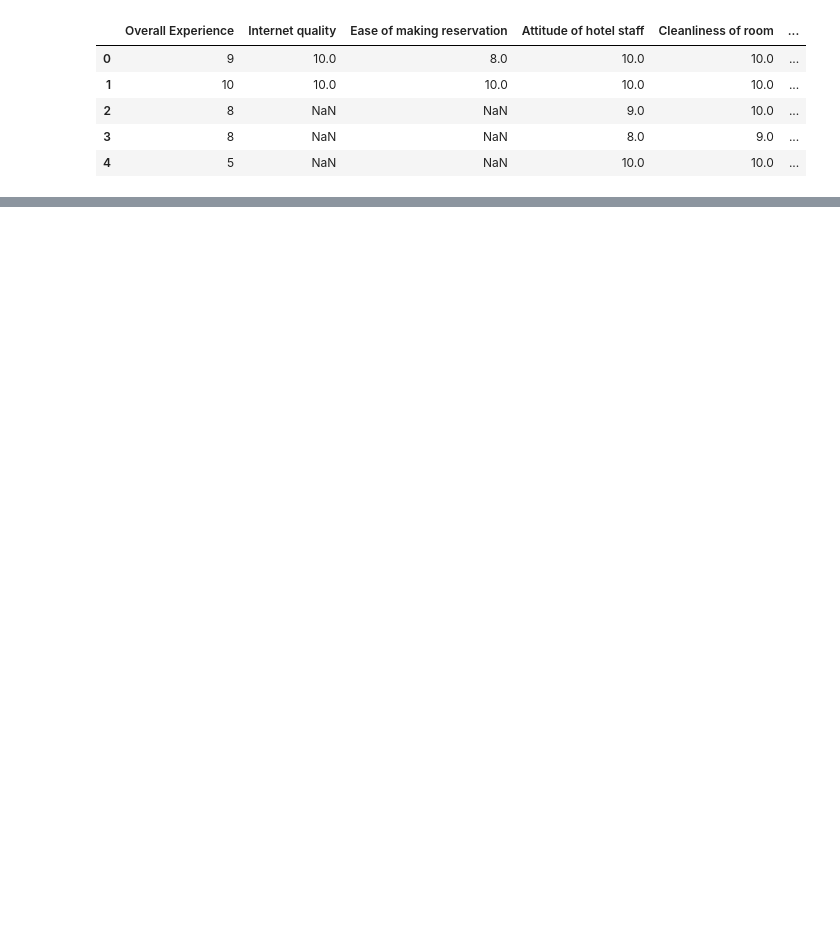
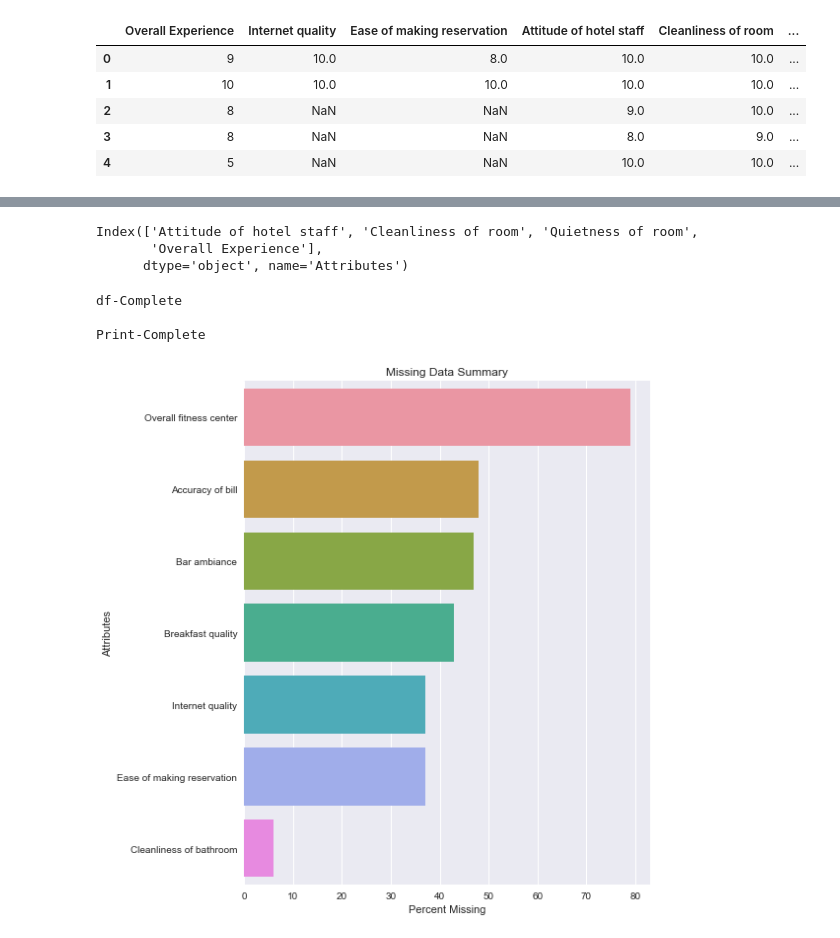
Before and after one commit to bosea3000/Python-for-Data-Analysis, a Jupyter notebook: Missing-Data-Summary.ipynb, the cells around one changed output, grey strips where cells are left out. Drawn from its saved outputs; the diff is of its cells as text; code cells hidden in the pictures; blank space fills up the shorter version.

```diff
--- a/Missing-Data-Summary.ipynb
+++ b/Missing-Data-Summary.ipynb
@@ -60,0 +65,30 @@ Print-Complete
+# %%
+miss.loc[miss['Percent'] >= 80].index
+miss.loc[miss['Percent'] <= 5].index
+# %% [output]
+Index(['Attitude of hotel staff', 'Cleanliness of room', 'Quietness of room',
+       'Overall Experience'],
+      dtype='object', name='Attributes')
+# %%
+def cleanedFrame(rawdata, missingdf, col_cutoff, row_cutoff):
+    cols_to_drop = list(missingdf.loc[missingdf['Percent'] >= col_cutoff].index)
+    rows_to_drop = list(missingdf.loc[missingdf['Percent'] <= row_cutoff].index)
+
+    cleanedDf = rawdata.copy()
+    cleanedDf = cleanedDf.drop(cols_to_drop, axis=1)
+    cleanedDf = cleanedDf.dropna(subset=rows_to_drop, how='any')
+    cleanedDf.reindex(np.arange(len(cleanedDf)))
+
+#     if knn == 'Y':
+#         knn_num = input('How many nearest neighbors?')
+#     else:
+
+    missingSummary(cleanedDf)
+    return cleanedDf
+# %%
+cleanedDf = cleanedFrame(df, missingdf, 80, 5)
+# %% [output]
+df-Complete
+
+Print-Complete
+[figure, added]
```
Also changed, not shown: parts of 4 cells of this notebook.
